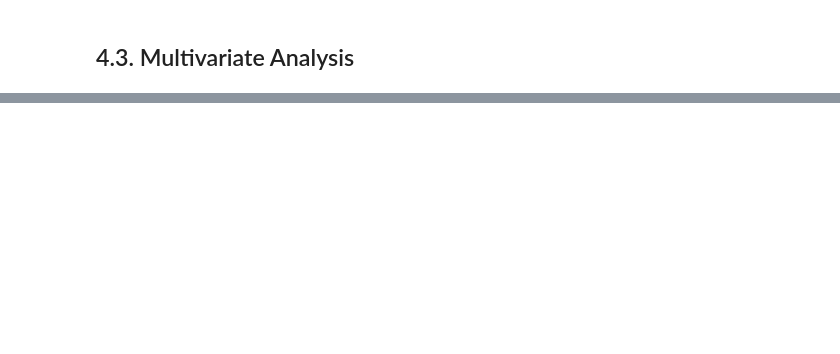
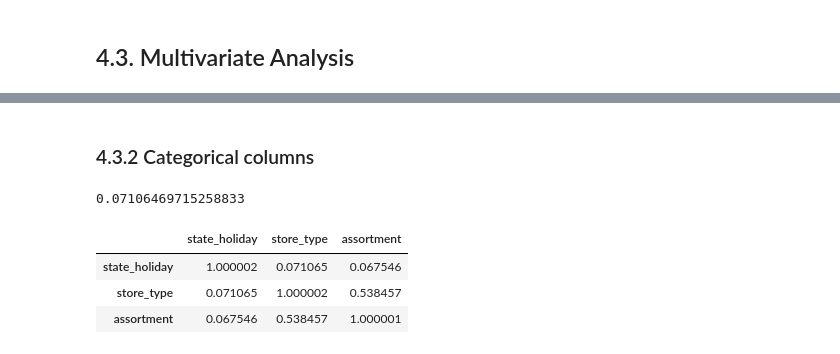
Before and after one commit to iury-repo/rossman-sales, a Jupyter notebook: notebooks/v01_store_sales_prediction.ipynb, the cells around one changed output, grey strips where cells are left out. Drawn from its saved outputs; the diff is of its cells as text; code cells hidden in the pictures; blank space fills up the shorter version.

```diff
--- a/notebooks/v01_store_sales_prediction.ipynb
+++ b/notebooks/v01_store_sales_prediction.ipynb
@@ -734,0 +800,35 @@ sns.barplot( x='month', y='sales', hue='school_holiday', data=aux2 );
+# %% [markdown]
+### 4.3.2 Categorical columns
+# %%
+cramerv(cat_features['state_holiday'], cat_features['store_type'])
+# %% [output]
+0.07106469715258833
+# %%
+# Selecting only categorical columns
+cat_features = df4.select_dtypes(include= 'object')
+
+# Calculate cramer V for every combination of cat variables
+a1 = cramerv(cat_features['state_holiday'], cat_features['state_holiday'])
+a2 = cramerv(cat_features['state_holiday'], cat_features['store_type'])
+a3 = cramerv(cat_features['state_holiday'], cat_features['assortment'])
+
+a4 = cramerv(cat_features['store_type'], cat_features['state_holiday'])
+a5 = cramerv(cat_features['store_type'], cat_features['store_type'])
+a6 = cramerv(cat_features['store_type'], cat_features['assortment'])
+
+a7 = cramerv(cat_features['assortment'], cat_features['state_holiday'])
+a8 = cramerv(cat_features['assortment'], cat_features['store_type'])
+a9 = cramerv(cat_features['assortment'], cat_features['assortment'])
+
+# Final dataset
+d = pd.DataFrame({
+    'state_holiday': [a1, a2, a3],
+    'store_type': [a4, a5, a6],
+    'assortment': [a7, a8, a9]})
+
+d = d.set_index(d.columns)
+# %% [output]
+|  | state_holiday | store_type | assortment |
+| state_holiday | 1.000002 | 0.071065 | 0.067546 |
+| store_type | 0.071065 | 1.000002 | 0.538457 |
+| assortment | 0.067546 | 0.538457 | 1.000001 |
```
Also changed, not shown: parts of 8 cells of this notebook.
